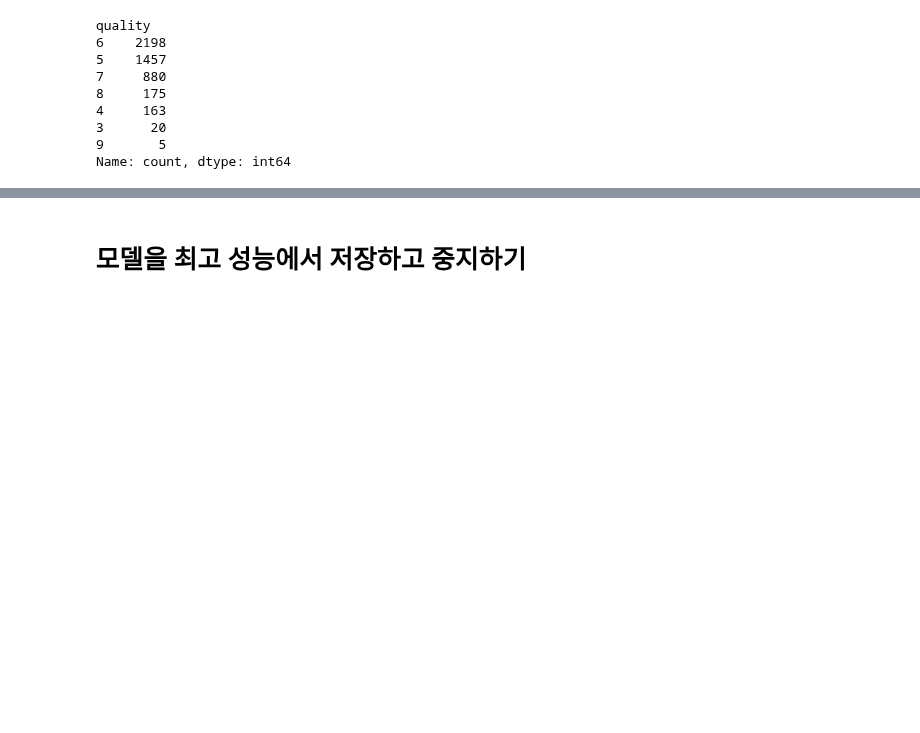
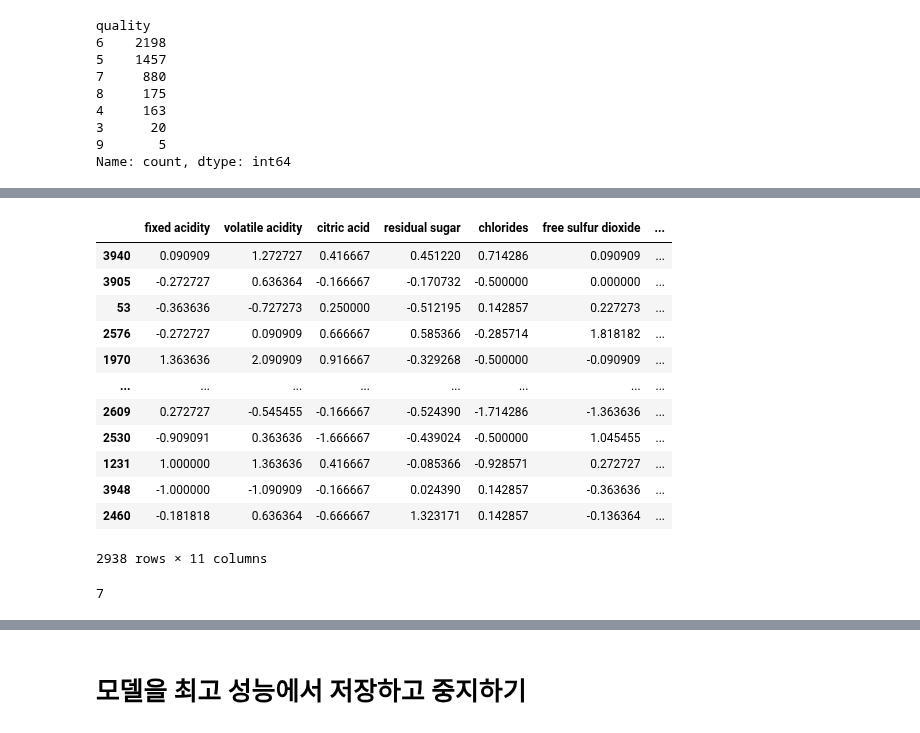
Before and after one commit to Peter-BoBo/fintech, a Jupyter notebook: 06deep_learning/04다중클래스분류_callback사용해_과적합_막고_최고성능모델_저장하기.ipynb, the cells around one changed output, grey strips where cells are left out. Saved outputs shown, nothing was run; the diff lists cells and outputs as text; code cells hidden in the pictures; blank space fills up the shorter version.

```diff
--- a/06deep_learning/04다중클래스분류_callback사용해_과적합_막고_최고성능모델_저장하기.ipynb
+++ b/06deep_learning/04다중클래스분류_callback사용해_과적합_막고_최고성능모델_저장하기.ipynb
@@ -122,0 +158,20 @@ rs_X_test = pd.DataFrame(test_temp, columns=X_test.columns, index=X_test.index)
+# %%
+rs_X_train
+# %% [output]
+|  | fixed acidity | volatile acidity | citric acid | residual sugar | chlorides | free sulfur dioxide | ... |
+| 3940 | 0.090909 | 1.272727 | 0.416667 | 0.451220 | 0.714286 | 0.090909 | ... |
+| 3905 | -0.272727 | 0.636364 | -0.166667 | -0.170732 | -0.500000 | 0.000000 | ... |
+| 53 | -0.363636 | -0.727273 | 0.250000 | -0.512195 | 0.142857 | 0.227273 | ... |
+| 2576 | -0.272727 | 0.090909 | 0.666667 | 0.585366 | -0.285714 | 1.818182 | ... |
+| 1970 | 1.363636 | 2.090909 | 0.916667 | -0.329268 | -0.500000 | -0.090909 | ... |
+| ... | ... | ... | ... | ... | ... | ... | ... |
+| 2609 | 0.272727 | -0.545455 | -0.166667 | -0.524390 | -1.714286 | -1.363636 | ... |
+| 2530 | -0.909091 | 0.363636 | -1.666667 | -0.439024 | -0.500000 | 1.045455 | ... |
+| 1231 | 1.000000 | 1.363636 | 0.416667 | -0.085366 | -0.928571 | 0.272727 | ... |
+| 3948 | -1.000000 | -1.090909 | -0.166667 | 0.024390 | 0.142857 | -0.363636 | ... |
+| 2460 | -0.181818 | 0.636364 | -0.666667 | 1.323171 | 0.142857 | -0.136364 | ... |
+2938 rows × 11 columns
+# %%
+y_train.shape[1]
+# %% [output]
+7
```
Also changed, not shown: parts of 33 cells of this notebook, 14 other files.
